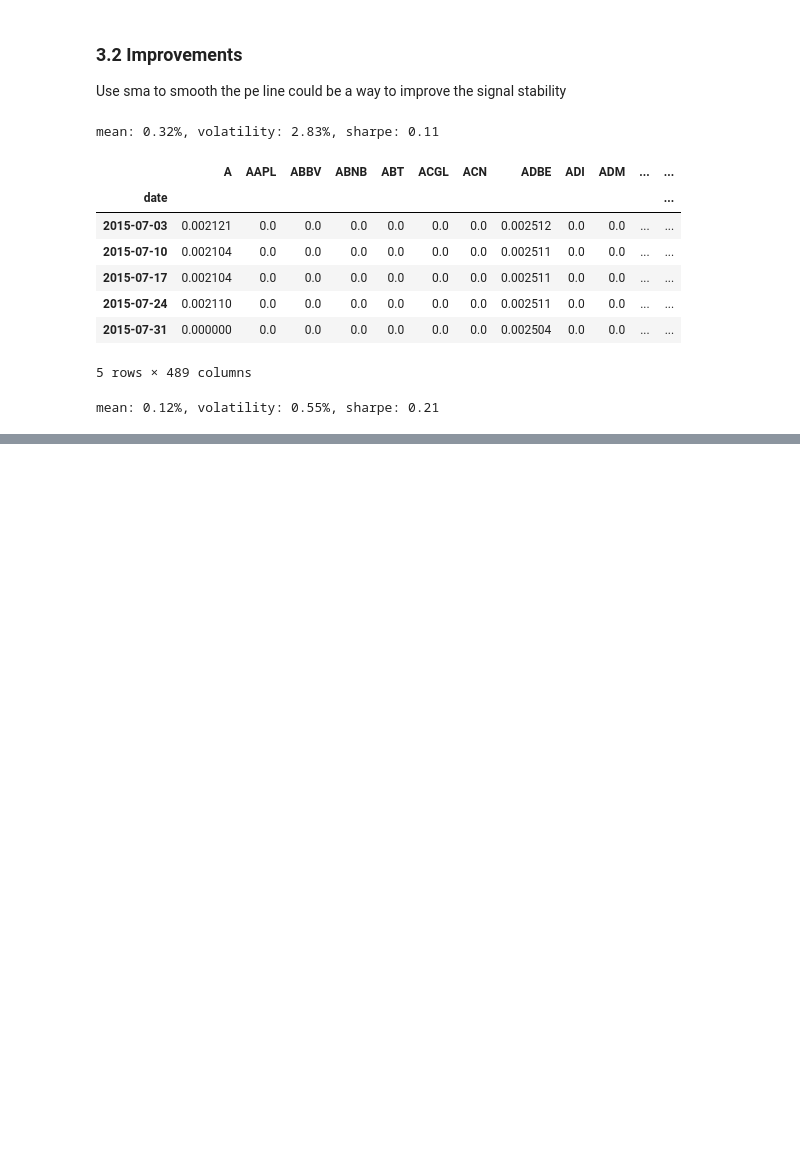
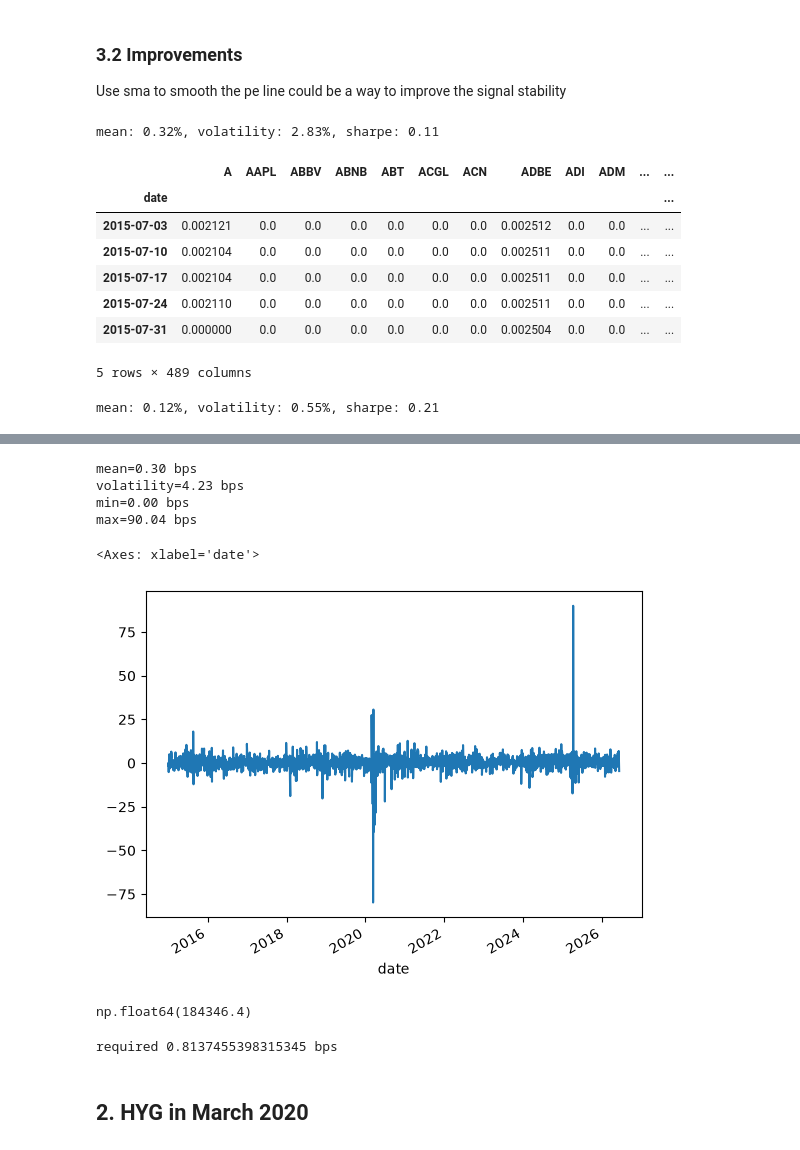
Before and after one commit to starckyang/market-finm-by-mark, a Jupyter notebook: notebooks/equity-and-etfs.ipynb, the cells around one changed output, grey strips where cells are left out. Cells and saved outputs as stored; diff of their text form; code cells hidden in the pictures; blank space fills up the shorter version.

```diff
--- a/notebooks/equity-and-etfs.ipynb
+++ b/notebooks/equity-and-etfs.ipynb
@@ -985,0 +1016,4 @@ mean: 0.12%, volatility: 0.55%, sharpe: 0.21
+# %%
+ETFS = ["SPY", "HYG"]
+px = px.loc[:, ETFS]
+nav = nav.loc[:, ETFS]
@@ -985,0 +1030,5 @@ mean: 0.12%, volatility: 0.55%, sharpe: 0.21
+# %%
+spy_px = px[["SPY"]]
+spy_nav = nav[["SPY"]]
+spy_data = spy_px.merge(spy_nav, left_index=True, right_index=True)
+spy_data.head()
@@ -985,0 +1043,3 @@ mean: 0.12%, volatility: 0.55%, sharpe: 0.21
+# %%
+spy_data.columns = ["px", "nav"]
+spy_data.head()
@@ -985,0 +1054,38 @@ mean: 0.12%, volatility: 0.55%, sharpe: 0.21
+# %%
+spy_data["prem"] = (spy_data["px"]/spy_data["nav"]-1)*10000 #in basis points
+spy_prem_mean = spy_data["prem"].mean()
+spy_prem_vol = spy_data["prem"].std()
+spy_prem_min = np.abs(spy_data["prem"]).min()
+spy_prem_max = np.abs(spy_data["prem"]).max()
+print(f"mean={spy_prem_mean:.2f} bps")
+print(f"volatility={spy_prem_vol:.2f} bps")
+print(f"min={spy_prem_min:.2f} bps")
+print(f"max={spy_prem_max:.2f} bps")
+# %% [output]
+mean=0.30 bps
+volatility=4.23 bps
+min=0.00 bps
+max=90.04 bps
+# %%
+spy_data.prem.plot()
+# %% [output]
+<Axes: xlabel='date'>
+[figure, added]
+# %%
+PREMIUM = 0.005
+CREATION_UNIT = 5e4
+spy_lat_nav = spy_data.loc[spy_data.index[-1], "nav"]
+spy_lat_nav*(PREMIUM)*CREATION_UNIT
+# %% [output]
+np.float64(184346.4)
+# %%
+CREATION_FEE = 3000
+TRADING_COST = 0.0003
+
+cost_prem = spy_lat_nav*TRADING_COST+CREATION_FEE
+required_prem = cost_prem/(spy_lat_nav*CREATION_UNIT)
+print(f"required {required_prem*10000} bps")
+# %% [output]
+required 0.8137455398315345 bps
+# %% [markdown]
+## 2. HYG in March 2020
```
Also changed, not shown: parts of 16 cells of this notebook.
